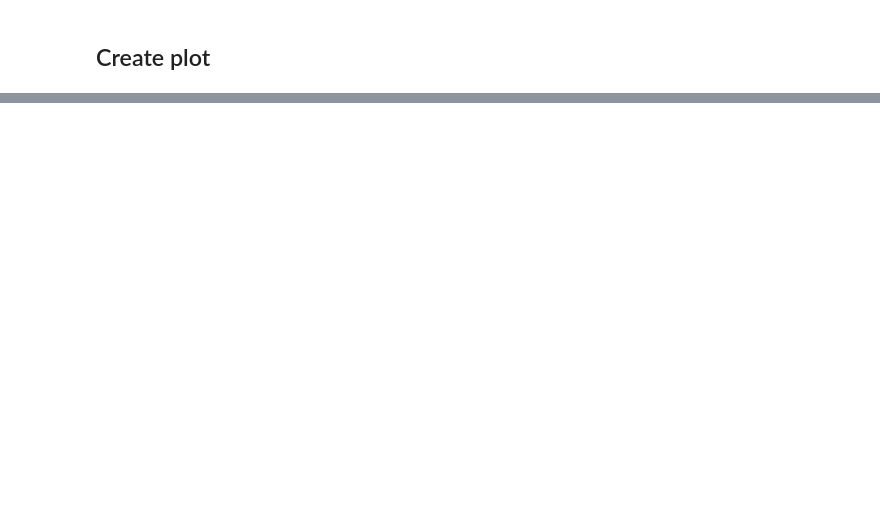
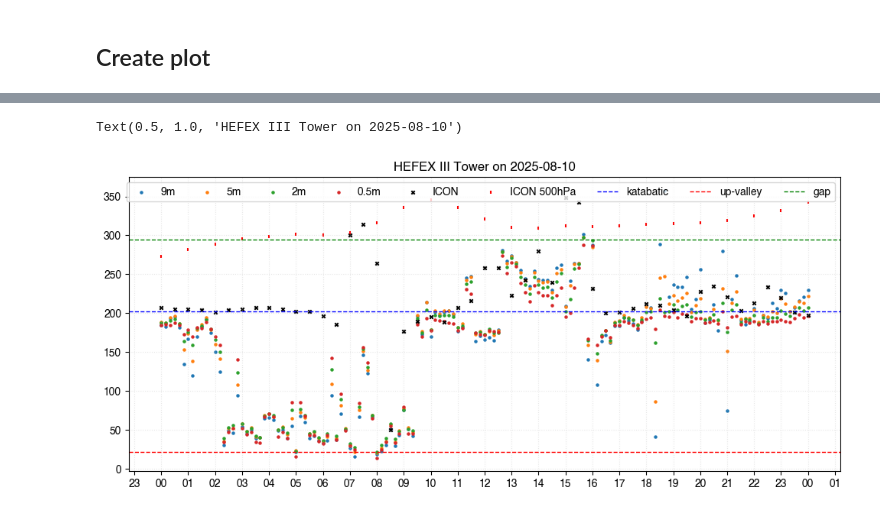
Before and after one commit to ClimLabTools/icon_validation, a Jupyter notebook: notebooks/fig_wr_icon_2D.ipynb, the cells around one changed output, grey strips where cells are left out. Cells and saved outputs as stored; diff of their text form; code cells hidden in the pictures; blank space fills up the shorter version.

Commit message:
WindRanger L2 dataset, conversion and stats

```diff
--- a/notebooks/fig_wr_icon_2D.ipynb
+++ b/notebooks/fig_wr_icon_2D.ipynb
@@ -142,0 +246,19 @@ plt.show()
+# %%
+file1 = '/Users/geoalxx/HEFEX III/_processed/L2/gill_L2_1s_10min_res.nc'
+file2 = '/Users/geoalxx/HEFEX III/_processed/L2/metek_L2_20Hz_10min_res.nc'
+
+df = pd.DataFrame()
+
+ds = xr.open_dataset(file1)
+for h in ds.heights.values:
+    df_tmp = ds.Wdir.sel(time=slice(dt_from.tz_localize(None), dt_to.tz_localize(None))).sel(heights=h).to_dataframe()
+    df_tmp.rename(columns={'Wdir': f'Wdir_{h}m'}, inplace=True)
+    df = df.merge(df_tmp[f'Wdir_{h}m'], how='outer', left_index=True, right_index=True)
+
+ds = xr.open_dataset(file2)
+for h in ds.heights.values:
+    df_tmp = ds.Wdir.sel(time=slice(dt_from.tz_localize(None), dt_to.tz_localize(None))).sel(heights=h).to_dataframe()
+    df_tmp.rename(columns={'Wdir': f'Wdir_{h}m'}, inplace=True)
+    df = df.merge(df_tmp[f'Wdir_{h}m'], how='outer', left_index=True, right_index=True)
+
+df
@@ -142,0 +280,29 @@ plt.show()
+# %%
+import matplotlib.dates as mdates
+
+fig,ax=plt.subplots(1,1,figsize=(12,5))
+
+ax.scatter(df.index, df['Wdir_9.0m'], label='9m',s=5)
+#ax.scatter(df.index, df['Wdir_7m'], label='7m',s=5)
+ax.scatter(df.index, df['Wdir_5.0m'], label='5m',s=5)
+#ax.scatter(df.index, df['Wdir_4m'], label='4m',s=5)
+#ax.scatter(df.index, df['Wdir_3.0m'], label='3m',s=5)
+ax.scatter(df.index, df['Wdir_2m'], label='2m',s=5)
+ax.scatter(df.index, df['Wdir_0.5m'], label='0.5m',s=5)
+ax.scatter(df_icon.index, df_icon['wdir'], label='ICON',s=10,marker='x', c='k')
+ax.scatter(df_icon.index, df_icon['wdir_500'], label='ICON 500hPa',s=10,marker='|', c='red')
+
+ax.axhline(202, c='blue', ls='--', lw=1, label='katabatic')
+ax.axhline(22, c='red', ls='--', lw=1, label='up-valley')
+ax.axhline(115+180, c='green', ls='--', lw=1, label='gap')
+
+ax.legend(ncols=10)
+ax.grid(True, alpha=.3, ls=':')
+
+ax.xaxis.set_major_locator(mdates.HourLocator(interval=1))
+ax.xaxis.set_major_formatter(mdates.DateFormatter('%H'))
+
+ax.set_title(f"HEFEX III Tower on {dt_from.strftime('%Y-%m-%d')}")
+# %% [output]
+Text(0.5, 1.0, 'HEFEX III Tower on 2025-08-10')
+[figure, added]
```
Also changed, not shown: parts of 10 cells of this notebook, 4 other files.
